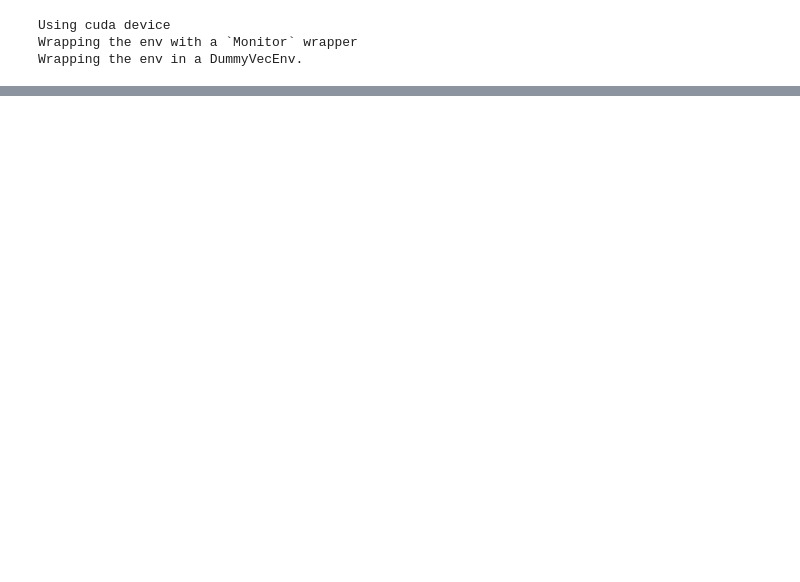
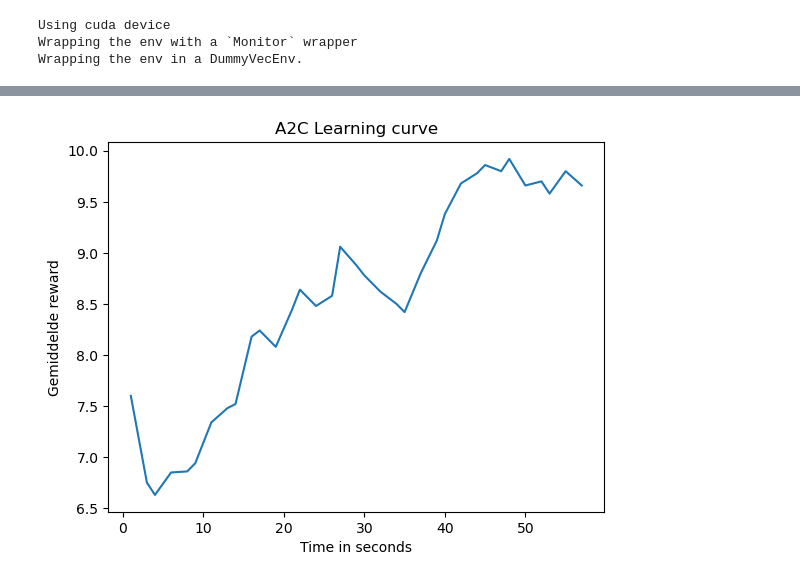
Before and after one commit to sefaozmenn/HumanMachineTeachersFiles, a Jupyter notebook: Reinforcement model Jesse/ Reinforcement model Jesse V3.ipynb, the cells around one changed output, grey strips where cells are left out. Saved outputs shown, nothing was run; the diff lists cells and outputs as text; code cells hidden in the pictures; blank space fills up the shorter version.

```diff
--- a/Reinforcement model Jesse/ Reinforcement model Jesse V3.ipynb
+++ b/Reinforcement model Jesse/ Reinforcement model Jesse V3.ipynb
@@ -208,0 +246,15 @@ model.learn(total_timesteps=20000)
+# %%
+PPO_results = [7.07, 7.4, 8.12, 7.78, 8.5, 9.16, 9.14, 9.24, 9.26, 9.44]
+PPO_time = [3, 9, 15, 21, 27, 33, 39, 45, 51, 57]
+A2C_results = [7.6, 6.75, 6.63, 6.85, 6.86, 6.94, 7.34, 7.48, 7.52, 8.18, 8.24, 8.08, 8.44, 8.64,
+              8.48, 8.58, 9.06, 8.88, 8.78, 8.62, 8.5, 8.42, 8.8, 9.12, 9.38, 9.68, 9.78, 9.86, 9.8,
+              9.92, 9.66, 9.7, 9.58, 9.8, 9.66]
+A2C_time = [1, 3, 4, 6, 8, 9, 11, 13, 14, 16, 17, 19, 21, 22, 24, 26, 27, 29, 30, 32, 34, 35,
+            37, 39, 40, 42, 44, 45, 47, 48, 50, 52, 53, 55, 57]
+# %%
+A2C_Learning_curve = pd.DataFrame()
+PPO_Learning_curve = pd.DataFrame()
+# %%
+A2C_Learning_curve["time"] = A2C_time
+A2C_Learning_curve["mean reward"] = A2C_results
+A2C_Learning_curve
@@ -208,0 +295,7 @@ model.learn(total_timesteps=20000)
+# %%
+fig = sns.lineplot(x = 'time', y = 'mean reward', data = A2C_Learning_curve)
+fig.set(xlabel='Time in seconds', ylabel='Gemiddelde reward')
+plt.title("A2C Learning curve")
+plt.show()
+# %% [output]
+[figure, added]
```
Also changed, not shown: parts of 20 cells of this notebook, 6 other files.
